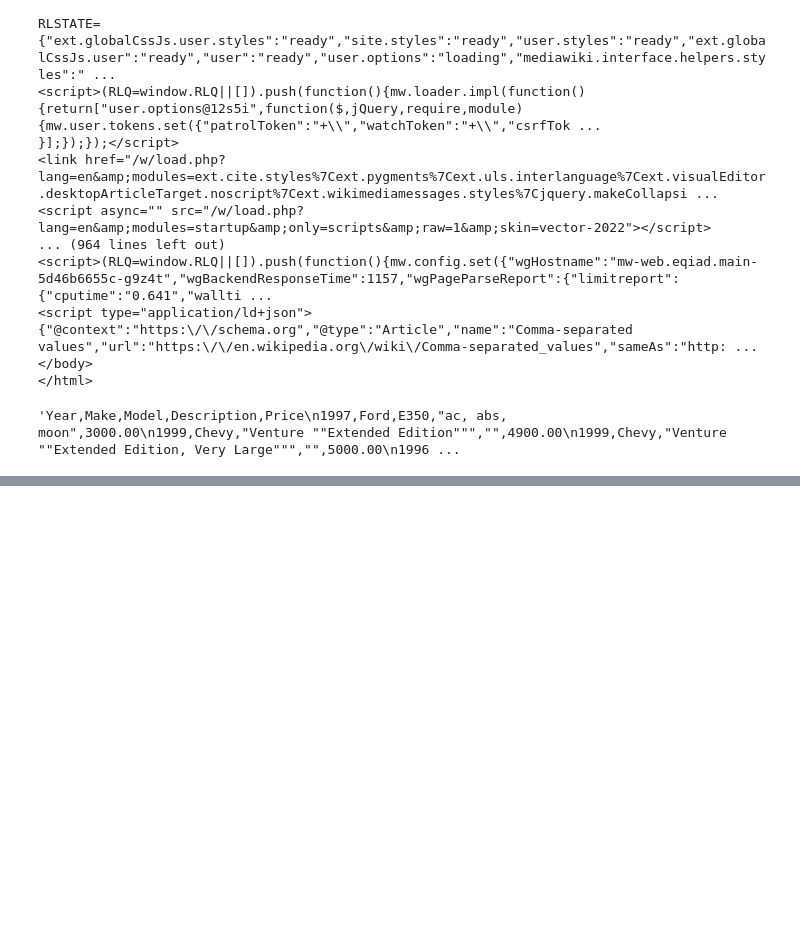
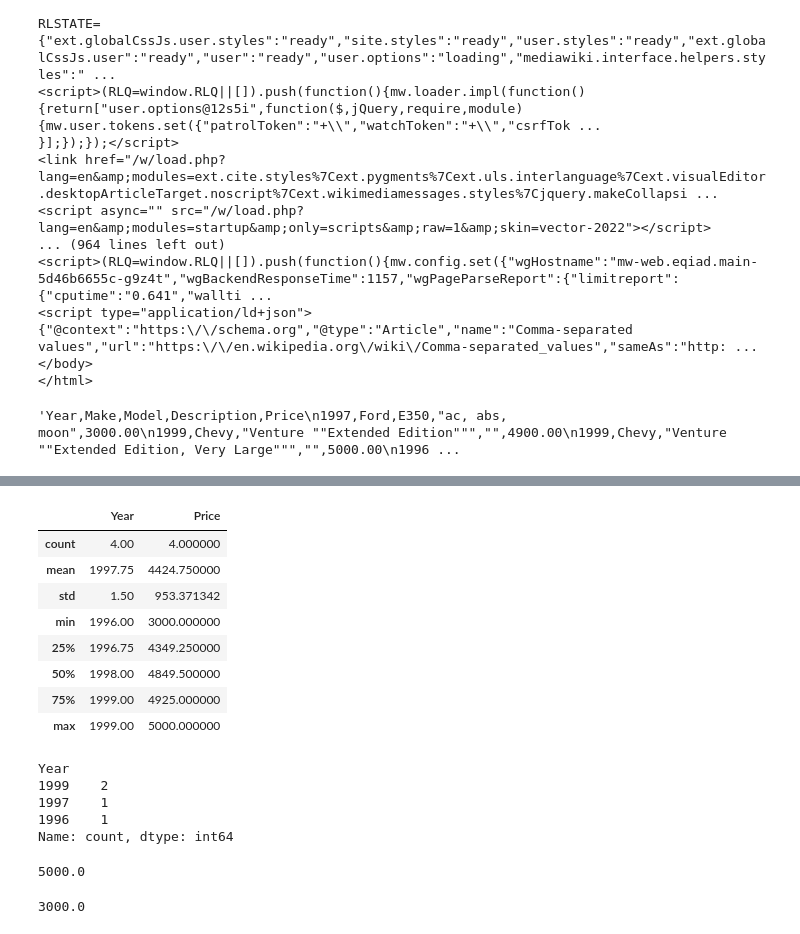
Before and after one commit to Trez-I/st2195_assignment_2, a Jupyter notebook: Assignment_2.ipynb, the cells around one changed output, grey strips where cells are left out. Drawn from its saved outputs; the diff is of its cells as text; code cells hidden in the pictures; blank space fills up the shorter version.

```diff
--- a/Assignment_2.ipynb
+++ b/Assignment_2.ipynb
@@ -38,0 +55,28 @@ f.close()
+# %%
+df.describe()
+# %% [output]
+|  | Year | Price |
+| count | 4.00 | 4.000000 |
+| mean | 1997.75 | 4424.750000 |
+| std | 1.50 | 953.371342 |
+| min | 1996.00 | 3000.000000 |
+| 25% | 1996.75 | 4349.250000 |
+| 50% | 1998.00 | 4849.500000 |
+| 75% | 1999.00 | 4925.000000 |
+| max | 1999.00 | 5000.000000 |
+# %%
+df['Year'].value_counts()
+# %% [output]
+Year
+1999    2
+1997    1
+1996    1
+Name: count, dtype: int64
+# %%
+max(df['Price'])
+# %% [output]
+5000.0
+# %%
+min(df['Price'])
+# %% [output]
+3000.0
```
Also changed, not shown: parts of 6 cells of this notebook, 1 other file.
